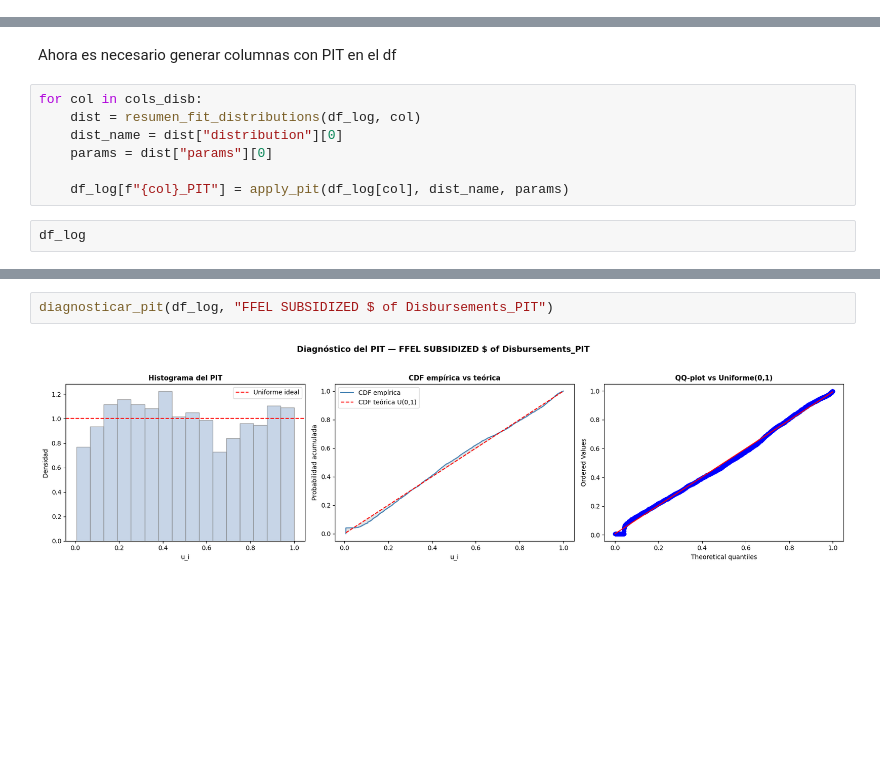
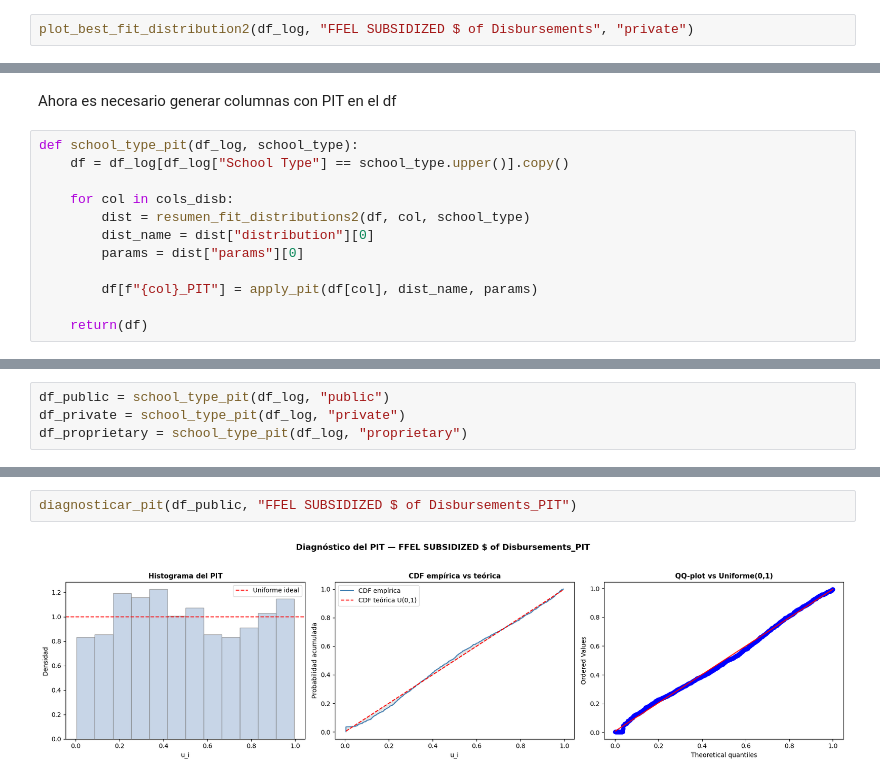
Before and after one commit to CA0307-II-2025/grupo-3, a Jupyter notebook: cod/pit.ipynb, the cells around one changed output, grey strips where cells are left out. Drawn from its saved outputs; the diff is of its cells as text; blank space fills up the shorter version.

```diff
--- a/cod/pit.ipynb
+++ b/cod/pit.ipynb
@@ -407,0 +381,2 @@ Name: 0, dtype: object
+# %%
+plot_best_fit_distribution2(df_log, "FFEL SUBSIDIZED $ of Disbursements", "private")
@@ -422,12 +406,15 @@ def apply_pit(series, dist_name, params):
     return pd.Series(u, index=series.index, name=f"{series.name}__PIT")
 # %% [markdown]
 Ahora es necesario generar columnas con PIT en el df
-# %%
-for col in cols_disb:
-    dist = resumen_fit_distributions(df_log, col)
-    dist_name = dist["distribution"][0]
-    params = dist["params"][0]
-
-    df_log[f"{col}_PIT"] = apply_pit(df_log[col], dist_name, params)
 # %%
-df_log
+def school_type_pit(df_log, school_type):
+    df = df_log[df_log["School Type"] == school_type.upper()].copy()
+
+    for col in cols_disb:
+        dist = resumen_fit_distributions2(df, col, school_type)
+        dist_name = dist["distribution"][0]
+        params = dist["params"][0]
+
+        df[f"{col}_PIT"] = apply_pit(df[col], dist_name, params)
+
+    return(df)
@@ -447,0 +421,4 @@ df_log
+# %%
+df_public = school_type_pit(df_log, "public")
+df_private = school_type_pit(df_log, "private")
+df_proprietary = school_type_pit(df_log, "proprietary")
@@ -484,6 +464,6 @@ def diagnosticar_pit(df, col_name):
     fig.savefig(f"../figs/diagnostico_pit_{col_name.replace(' ', '_').replace('$','').replace('/', '-')}.png", dpi=300)
     plt.show()
 # %%
-diagnosticar_pit(df_log, "FFEL SUBSIDIZED $ of Disbursements_PIT")
+diagnosticar_pit(df_public, "FFEL SUBSIDIZED $ of Disbursements_PIT")
 # %% [output]
-[figure, old version]
+[figure, new version]
```
Also changed, not shown: parts of 14 cells of this notebook.
